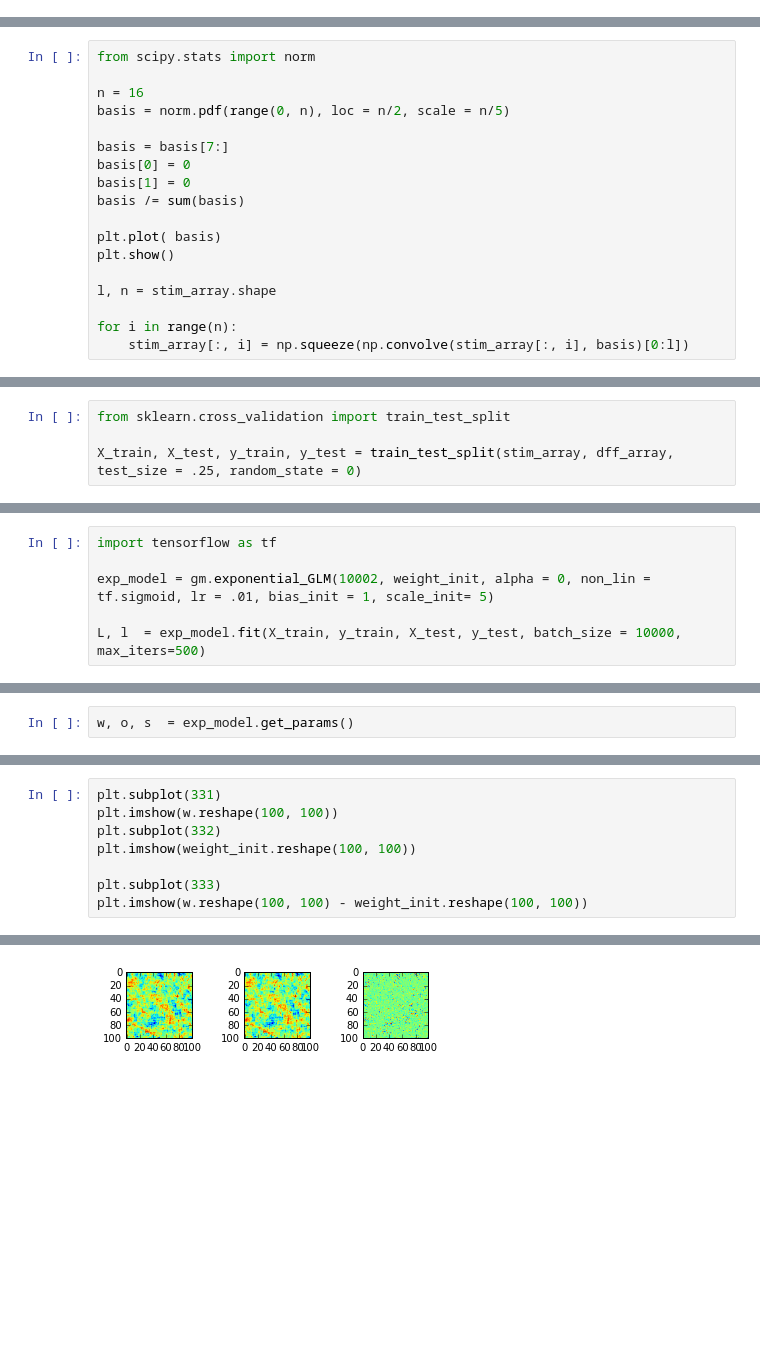
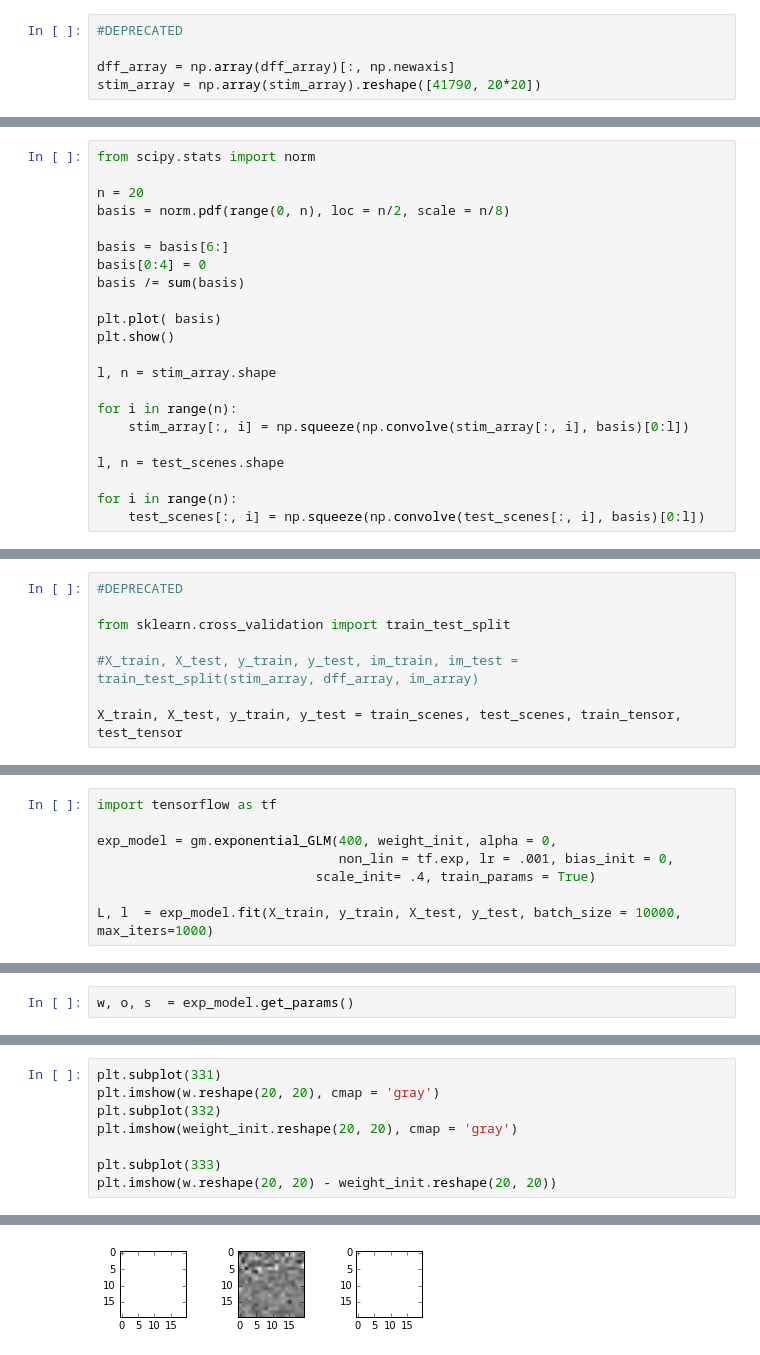
Before and after one commit to achristensen56/PyGLM, a Jupyter notebook: Natural Scene Data.ipynb, the cells around one changed output, grey strips where cells are left out. Saved outputs shown, nothing was run; the diff lists cells and outputs as text; blank space fills up the shorter version.

```diff
--- a/Natural Scene Data.ipynb
+++ b/Natural Scene Data.ipynb
@@ -194,0 +311,5 @@ stim_array = np.array(stim_array).reshape([41887, 100*100])
+# %%
+#DEPRECATED
+
+dff_array = np.array(dff_array)[:, np.newaxis]
+stim_array = np.array(stim_array).reshape([41790, 20*20])
@@ -195,12 +325,11 @@ stim_array = np.array(stim_array).reshape([41887, 100*100])
 # %%
 from scipy.stats import norm
 
-n = 16
-basis = norm.pdf(range(0, n), loc = n/2, scale = n/5)
+n = 20
+basis = norm.pdf(range(0, n), loc = n/2, scale = n/8)
 
-basis = basis[7:]
-basis[0] = 0
-basis[1] = 0
+basis = basis[6:]
+basis[0:4] = 0
 basis /= sum(basis)
 
 plt.plot( basis)
@@ -210,4 +339,9 @@ l, n = stim_array.shape
 
 for i in range(n):
     stim_array[:, i] = np.squeeze(np.convolve(stim_array[:, i], basis)[0:l])
+
+l, n = test_scenes.shape
+
+for i in range(n):
+    test_scenes[:, i] = np.squeeze(np.convolve(test_scenes[:, i], basis)[0:l])
 # %% [output]
@@ -237,7 +349,11 @@ print stim_array.shape,
 # %%
+#DEPRECATED
+
 from sklearn.cross_validation import train_test_split
 
-X_train, X_test, y_train, y_test = train_test_split(stim_array, dff_array, test_size = .25, random_state = 0)
+#X_train, X_test, y_train, y_test, im_train, im_test = train_test_split(stim_array, dff_array, im_array)
+
+X_train, X_test, y_train, y_test = train_scenes, test_scenes, train_tensor, test_tensor
 # %%
 #this takes a long time...
 weight_init = np.linalg.pinv(X_train).dot(y_train)
@@ -248,8 +371,10 @@ weight_init.shape
 # %%
 import tensorflow as tf
 
-exp_model = gm.exponential_GLM(10002, weight_init, alpha = 0, non_lin = tf.sigmoid, lr = .01, bias_init = 1, scale_init= 5)
+exp_model = gm.exponential_GLM(400, weight_init, alpha = 0,
+                               non_lin = tf.exp, lr = .001, bias_init = 0,
+                            scale_init= .4, train_params = True)
 
-L, l  = exp_model.fit(X_train, y_train, X_test, y_test, batch_size = 10000, max_iters=500)
+L, l  = exp_model.fit(X_train, y_train, X_test, y_test, batch_size = 10000, max_iters=1000)
 # %% [output]
 0%                          100%
@@ -267,11 +397,11 @@ w, o, s  = exp_model.get_params()
 # %%
 plt.subplot(331)
-plt.imshow(w.reshape(100, 100))
+plt.imshow(w.reshape(20, 20), cmap = 'gray')
 plt.subplot(332)
-plt.imshow(weight_init.reshape(100, 100))
+plt.imshow(weight_init.reshape(20, 20), cmap = 'gray')
 
 plt.subplot(333)
-plt.imshow(w.reshape(100, 100) - weight_init.reshape(100, 100))
+plt.imshow(w.reshape(20, 20) - weight_init.reshape(20, 20))
 # %% [output]
 <matplotlib.image.AxesImage at 0x...>
-[figure, old version]
+[figure, new version]
```
Also changed, not shown: parts of 45 cells of this notebook, 6 other files.
